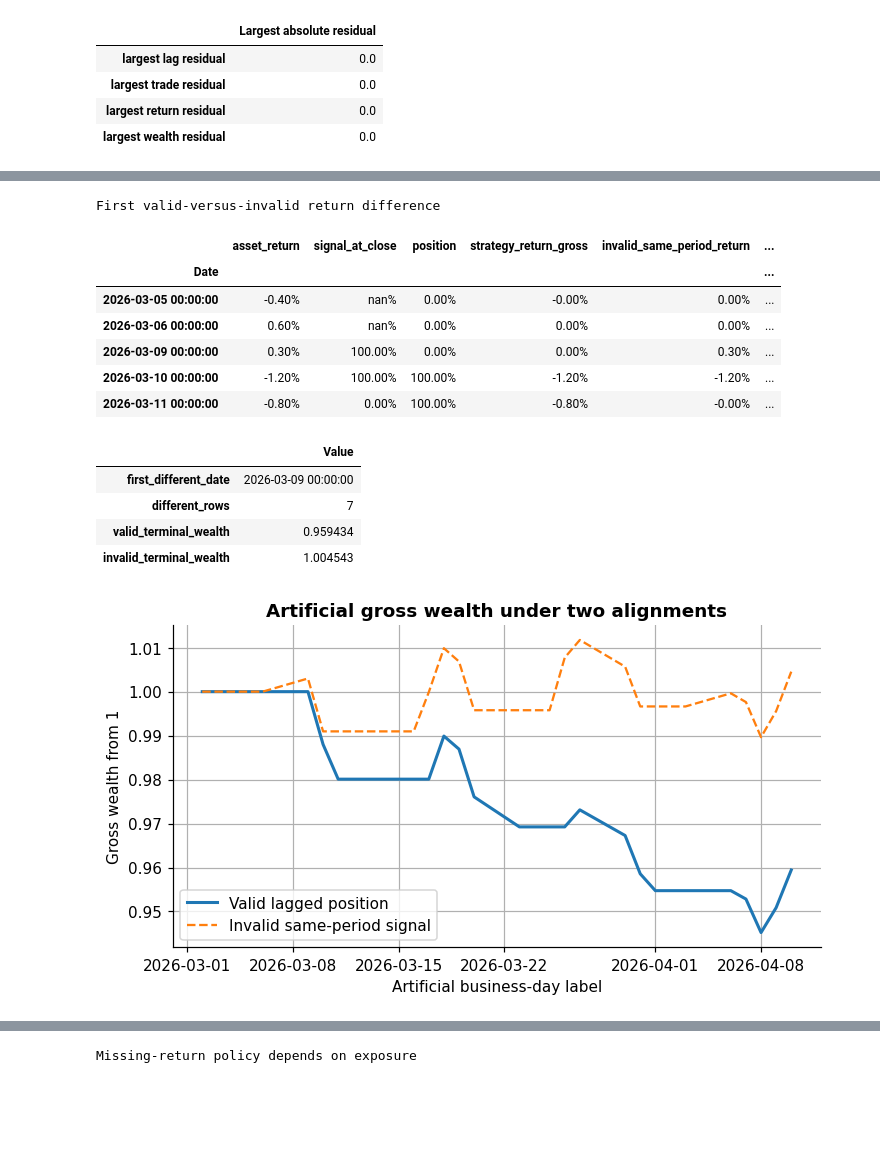
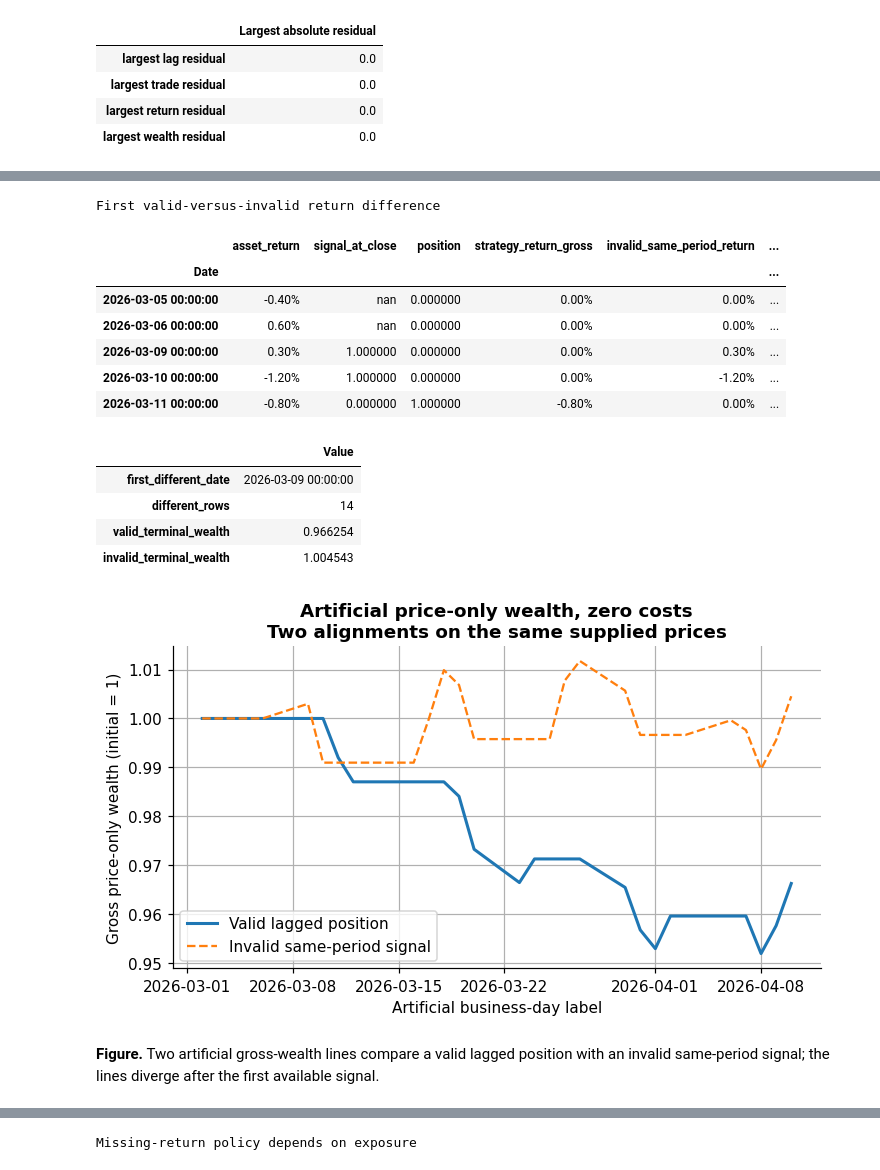
Before and after one commit to KennethWYLee/FinTech, a Jupyter notebook: course/week4_main.ipynb, the cells around one changed output, grey strips where cells are left out. Saved outputs shown, nothing was run; the diff lists cells and outputs as text; code cells hidden in the pictures; blank space fills up the shorter version.

Commit message:
Correct Week 4 execution timing and missing-return accounting

```diff
--- a/course/week4_main.ipynb
+++ b/course/week4_main.ipynb
@@ -1185,4 +1201,5 @@ Predict the first feature, signal, and long-position rows in the integrated arti
 # %%
+# Purpose: How are prices, signals, positions, and returns aligned in one ledger — controlled example.
 dates = pd.bdate_range("2026-03-02", periods=30)
 artificial_returns = np.array([
     0.010, 0.008, -0.004, 0.006, 0.003,
@@ -1203,9 +1220,13 @@ bt["signal_at_close"] = np.where(
     np.nan,
     np.where(bt["mom_5"] > 0, 1.0, 0.0),
 )
-bt["position"] = bt["signal_at_close"].shift(1).fillna(0.0)
+bt["position"] = bt["signal_at_close"].shift(2).fillna(0.0)
 bt["signed_trade"] = bt["position"].diff().fillna(bt["position"])
 bt["absolute_trade"] = bt["signed_trade"].abs()
+labels = pd.Series(bt.index, index=bt.index)
+bt["signal_date_controlling_interval"] = labels.shift(2)
+bt["execution_boundary"] = labels.shift(1)
+bt["return_end"] = labels
 
 display(bt.head(12).style.format({"asset_return": "{:.2%}", "mom_5": "{:.2%}"}).set_caption("Beginning of the shared artificial Week 4 ledger"))
 
@@ -1338,8 +1360,6 @@ Predict the gross return on a named long row and a named cash row. Give a checka
 # %%
-bt["strategy_return_gross"] = bt["position"] * bt["asset_return"]
-initial_row = bt.index[0]
-if bt.loc[initial_row, "position"] == 0 and pd.isna(bt.loc[initial_row, "asset_return"]):
-    bt.loc[initial_row, "strategy_return_gross"] = 0.0
+# Purpose: How is gross strategy return calculated — controlled example.
+bt["strategy_return_gross"] = calculate_gross_return(bt["position"], bt["asset_return"])
 
 gross_preview = bt[["asset_return", "signal_at_close", "position", "strategy_return_gross"]].iloc[4:15]
 display(gross_preview.style.format({"asset_return": "{:.2%}", "strategy_return_gross": "{:.2%}"}).set_caption("Position and same-interval gross strategy return"))
@@ -1441,5 +1456,6 @@ Predict the wealth path from the four artificial returns. Give a checkable answe
 # %%
-bt["strategy_wealth_gross"] = (1 + bt["strategy_return_gross"]).cumprod()
+# Purpose: How does a sequence of returns become wealth — controlled example.
+bt["strategy_wealth_gross"] = (1 + bt["strategy_return_gross"]).cumprod(skipna=False)
 
 hand_returns = pd.Series([0.02, -0.01, 0.03], index=["A", "B", "C"], name="gross_return")
 hand_wealth = (1 + hand_returns).cumprod().rename("compounded_wealth")
@@ -1662,5 +1676,6 @@ Predict the first artificial row on which valid and same-period implementations
 # %%
-bt["invalid_same_period_return"] = (bt["signal_at_close"] * bt["asset_return"]).fillna(0.0)
+# Purpose: Why is a same-period signal return invalid — controlled example.
+bt["invalid_same_period_return"] = calculate_gross_return(bt["signal_at_close"].fillna(0.0), bt["asset_return"])
 bt["invalid_same_period_wealth"] = (1 + bt["invalid_same_period_return"]).cumprod()
 bt["return_difference"] = bt["invalid_same_period_return"] - bt["strategy_return_gross"]
 
@@ -1670,45 +1685,46 @@ first_difference_position = bt.index.get_loc(first_difference)
 alignment_preview = bt.iloc[
     max(0, first_difference_position - 2) : first_difference_position + 3
 ][["asset_return", "signal_at_close", "position", "strategy_return_gross", "invalid_same_period_return", "return_difference"]]
-display(alignment_preview.style.format("{:.2%}").set_caption("First valid-versus-invalid return difference"))
+display(alignment_preview.style.format({k: "{:.2%}" for k in ["asset_return", "strategy_return_gross", "invalid_same_period_return", "return_difference"]}).set_caption("First valid-versus-invalid return difference"))
 
 alignment_summary = pd.Series(
     {
         "first_different_date": first_difference,
         "different_rows": int(len(difference_rows)),
         "valid_terminal_wealth": bt["strategy_wealth_gross"].iloc[-1],
         "invalid_terminal_wealth": bt["invalid_same_period_wealth"].iloc[-1],
     },
     name="Value",
 )
 display(alignment_summary.to_frame())
 
 figure, axis = plt.subplots()
 axis.plot(bt.index, bt["strategy_wealth_gross"], label="Valid lagged position", linewidth=2)
 axis.plot(bt.index, bt["invalid_same_period_wealth"], label="Invalid same-period signal", linestyle="--")
-axis.set_title("Artificial gross wealth under two alignments")
+axis.set_title("Artificial price-only wealth, zero costs\nTwo alignments on the same supplied prices")
 axis.set_xlabel("Artificial business-day label")
-axis.set_ylabel("Gross wealth from 1")
+axis.set_ylabel("Gross price-only wealth (initial = 1)")
 axis.legend()
 show_figure_with_alt_text(figure, "Two artificial gross-wealth lines compare a valid lagged position with an invalid same-period signal; the lines diverge after the first available signal.")
 
 assert len(difference_rows) > 0
 assert not np.isclose(alignment_summary["valid_terminal_wealth"], alignment_summary["invalid_terminal_wealth"])
 # %% [output]
 First valid-versus-invalid return difference
 |  | asset_return | signal_at_close | position | strategy_return_gross | invalid_same_period_return | ... |
 | Date |  |  |  |  |  | ... |
-| 2026-03-05 00:00:00 | -0.40% | nan% | 0.00% | -0.00% | 0.00% | ... |
-| 2026-03-06 00:00:00 | 0.60% | nan% | 0.00% | 0.00% | 0.00% | ... |
-| 2026-03-09 00:00:00 | 0.30% | 100.00% | 0.00% | 0.00% | 0.30% | ... |
-| 2026-03-10 00:00:00 | -1.20% | 100.00% | 100.00% | -1.20% | -1.20% | ... |
-| 2026-03-11 00:00:00 | -0.80% | 0.00% | 100.00% | -0.80% | -0.00% | ... |
+| 2026-03-05 00:00:00 | -0.40% | nan | 0.000000 | 0.00% | 0.00% | ... |
+| 2026-03-06 00:00:00 | 0.60% | nan | 0.000000 | 0.00% | 0.00% | ... |
+| 2026-03-09 00:00:00 | 0.30% | 1.000000 | 0.000000 | 0.00% | 0.30% | ... |
+| 2026-03-10 00:00:00 | -1.20% | 1.000000 | 0.000000 | 0.00% | -1.20% | ... |
+| 2026-03-11 00:00:00 | -0.80% | 0.000000 | 1.000000 | -0.80% | 0.00% | ... |
 |  | Value |
 | first_different_date | 2026-03-09 00:00:00 |
-| different_rows | 7 |
-| valid_terminal_wealth | 0.959434 |
+| different_rows | 14 |
+| valid_terminal_wealth | 0.966254 |
 | invalid_terminal_wealth | 1.004543 |
-[figure, old version]
+[figure, new version]
+**Figure.** Two artificial gross-wealth lines compare a valid lagged position with an invalid same-period signal; the lines diverge after the first available signal.
 # %% [markdown]
 ### Interpret Code 1
 
```
Also changed, not shown: parts of 180 cells of this notebook.
